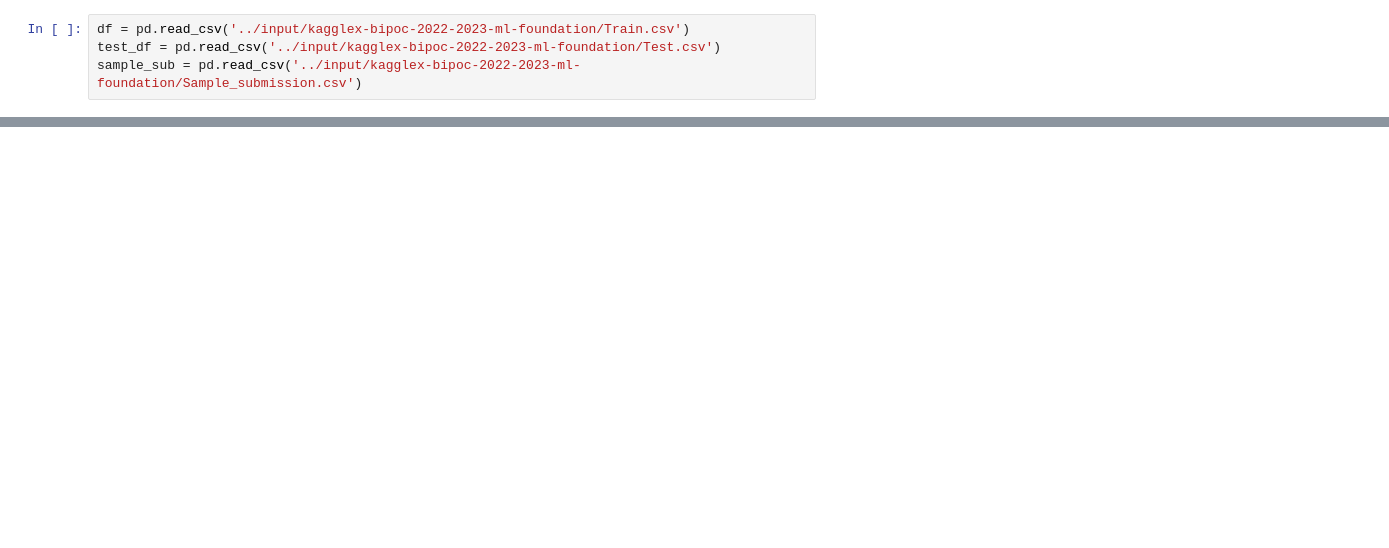
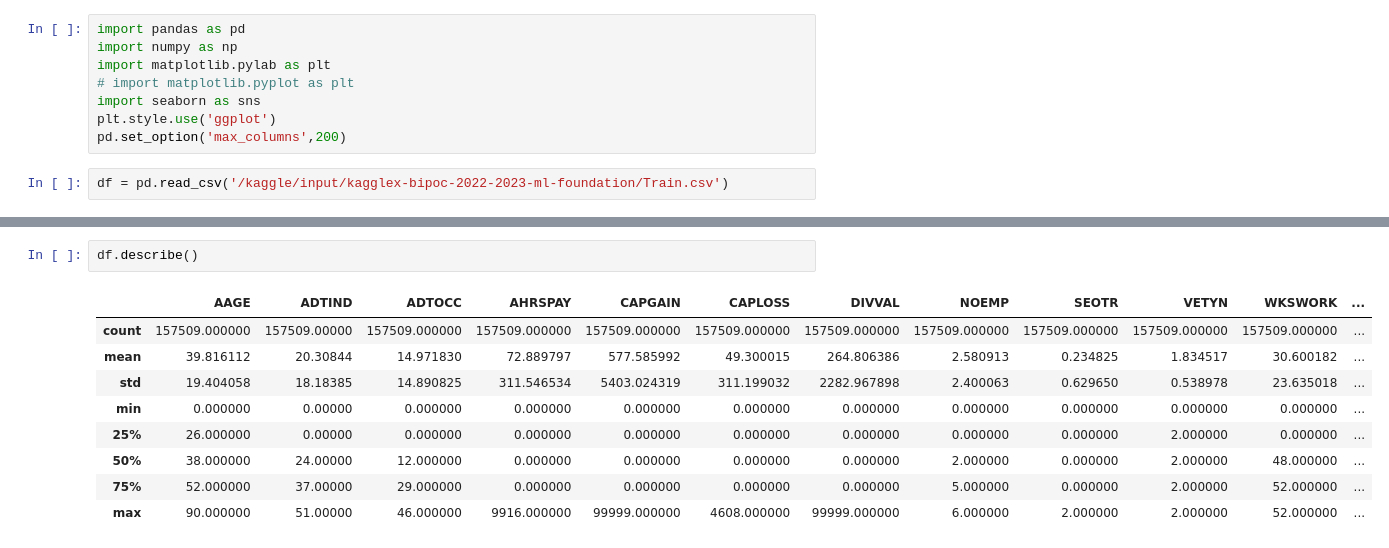
Before and after one commit to misiriya/kaggle-practice, a Jupyter notebook: dont-give-up.ipynb, the cells around one changed output, grey strips where cells are left out. Drawn from its saved outputs; the diff is of its cells as text; blank space fills up the shorter version.

Commit message:
Kaggle Notebook | Dont Give up! | Version 9

```diff
--- a/dont-give-up.ipynb
+++ b/dont-give-up.ipynb
@@ -44,4 +3,10 @@ import klib
+# %%
+import pandas as pd
+import numpy as np
+import matplotlib.pylab as plt
+# import matplotlib.pyplot as plt
+import seaborn as sns
+plt.style.use('ggplot')
+pd.set_option('max_columns',200)
 # %%
-df = pd.read_csv('../input/kagglex-bipoc-2022-2023-ml-foundation/Train.csv')
-test_df = pd.read_csv('../input/kagglex-bipoc-2022-2023-ml-foundation/Test.csv')
-sample_sub = pd.read_csv('../input/kagglex-bipoc-2022-2023-ml-foundation/Sample_submission.csv')
+df = pd.read_csv('/kaggle/input/kagglex-bipoc-2022-2023-ml-foundation/Train.csv')
@@ -62,0 +43,12 @@ sample_sub = pd.read_csv('../input/kagglex-bipoc-2022-2023-ml-foundation/Sample_
+# %%
+df.describe()
+# %% [output]
+|  | AAGE | ADTIND | ADTOCC | AHRSPAY | CAPGAIN | CAPLOSS | DIVVAL | NOEMP | SEOTR | VETYN | WKSWORK | ... |
+| count | 157509.000000 | 157509.00000 | 157509.000000 | 157509.000000 | 157509.000000 | 157509.000000 | 157509.000000 | 157509.000000 | 157509.000000 | 157509.000000 | 157509.000000 | ... |
+| mean | 39.816112 | 20.30844 | 14.971830 | 72.889797 | 577.585992 | 49.300015 | 264.806386 | 2.580913 | 0.234825 | 1.834517 | 30.600182 | ... |
+| std | 19.404058 | 18.18385 | 14.890825 | 311.546534 | 5403.024319 | 311.199032 | 2282.967898 | 2.400063 | 0.629650 | 0.538978 | 23.635018 | ... |
+| min | 0.000000 | 0.00000 | 0.000000 | 0.000000 | 0.000000 | 0.000000 | 0.000000 | 0.000000 | 0.000000 | 0.000000 | 0.000000 | ... |
+| 25% | 26.000000 | 0.00000 | 0.000000 | 0.000000 | 0.000000 | 0.000000 | 0.000000 | 0.000000 | 0.000000 | 2.000000 | 0.000000 | ... |
+| 50% | 38.000000 | 24.00000 | 12.000000 | 0.000000 | 0.000000 | 0.000000 | 0.000000 | 2.000000 | 0.000000 | 2.000000 | 48.000000 | ... |
+| 75% | 52.000000 | 37.00000 | 29.000000 | 0.000000 | 0.000000 | 0.000000 | 0.000000 | 5.000000 | 0.000000 | 2.000000 | 52.000000 | ... |
+| max | 90.000000 | 51.00000 | 46.000000 | 9916.000000 | 99999.000000 | 4608.000000 | 99999.000000 | 6.000000 | 2.000000 | 2.000000 | 52.000000 | ... |
```
Also changed, not shown: parts of 21 cells of this notebook.
